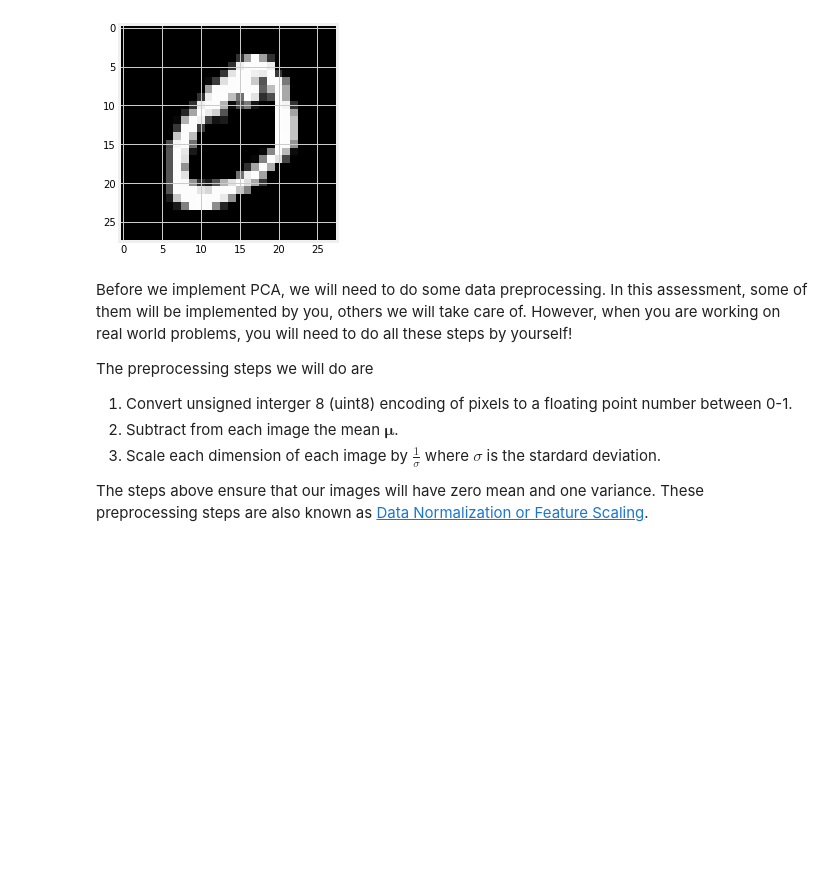
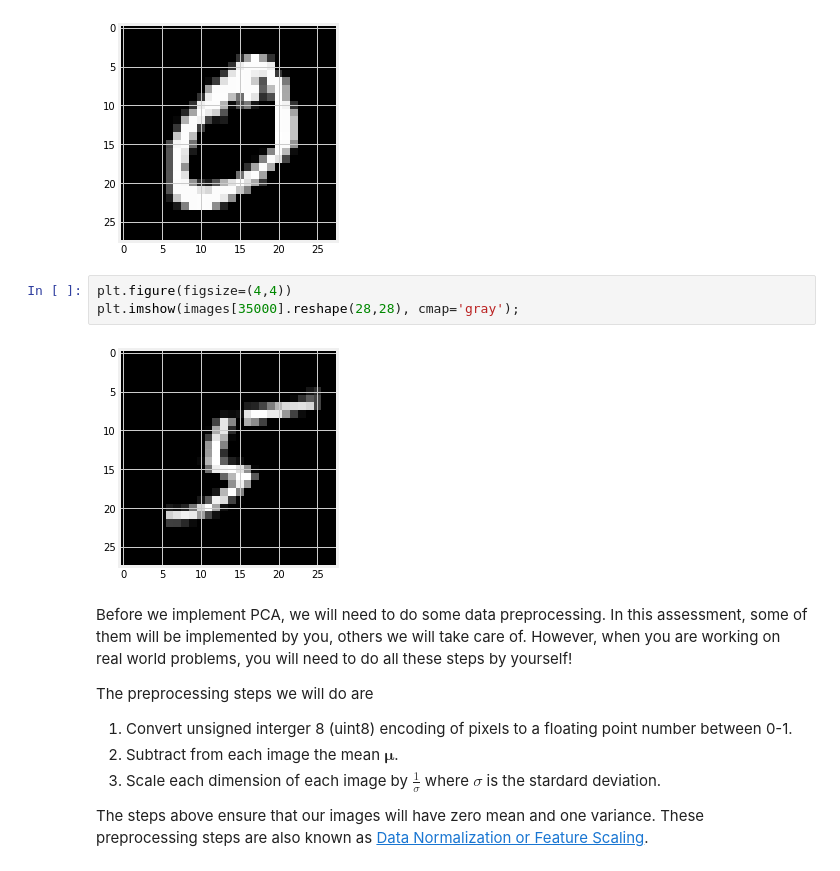
Before and after one commit to SYYoung/Math-for-Machine-Learning, a Jupyter notebook: pca-coursera/Assg4.ipynb, the cells around one changed output. Cells and saved outputs as stored; diff of their text form; blank space fills up the shorter version.

```diff
--- a/pca-coursera/Assg4.ipynb
+++ b/pca-coursera/Assg4.ipynb
@@ -37,6 +35,11 @@ plt.figure(figsize=(4,4))
 plt.imshow(images[0].reshape(28,28), cmap='gray');
 # %% [output]
 [figure]
+# %%
+plt.figure(figsize=(4,4))
+plt.imshow(images[35000].reshape(28,28), cmap='gray');
+# %% [output]
+[figure, added]
 # %% [markdown]
 Before we implement PCA, we will need to do some data preprocessing. In this assessment, some of them
 will be implemented by you, others we will take care of. However, when you are working on real world problems, you will need to do all these steps by yourself!
```
Also changed, not shown: parts of 8 cells of this notebook.
